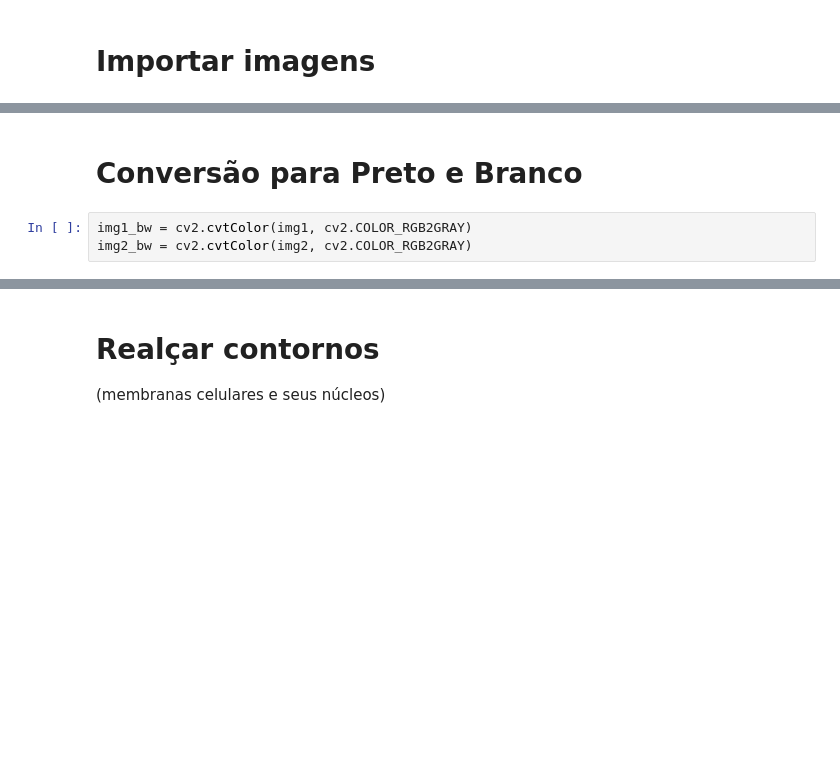
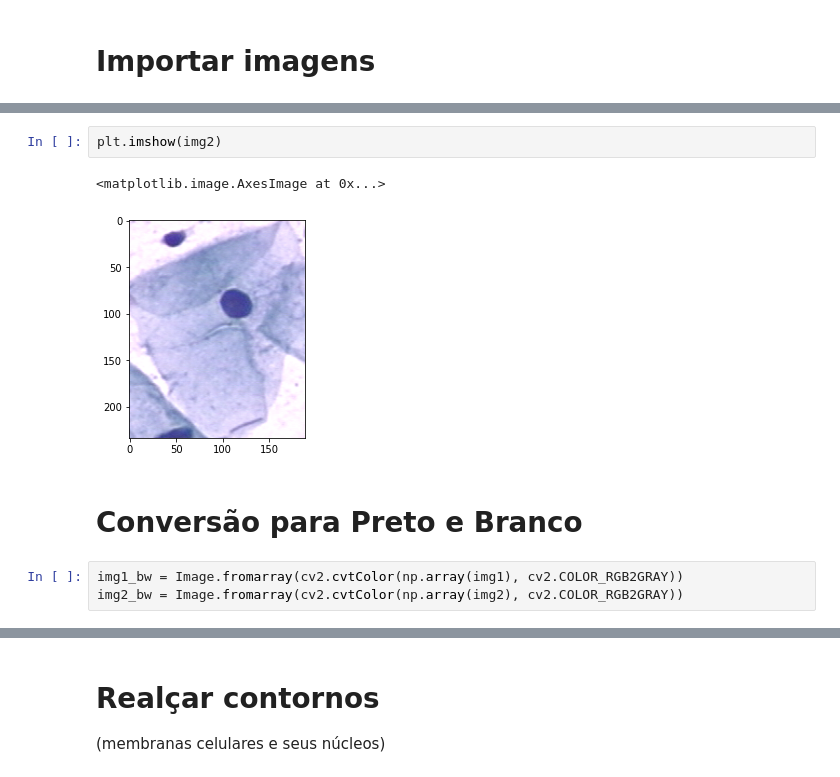
Before and after one commit to Vinicius-ufsc/informatica_medica, a Jupyter notebook: entrega2/TB2_info_medica.ipynb, the cells around one changed output, grey strips where cells are left out. Cells and saved outputs as stored; diff of their text form; blank space fills up the shorter version.

```diff
--- a/entrega2/TB2_info_medica.ipynb
+++ b/entrega2/TB2_info_medica.ipynb
@@ -15,6 +16,11 @@ img2 = cv2.cvtColor(img2, cv2.COLOR_BGR2RGB)
+# %%
+plt.imshow(img2)
+# %% [output]
+<matplotlib.image.AxesImage at 0x...>
+[figure, added]
 # %% [markdown]
 # Conversão para Preto e Branco
 # %%
-img1_bw = cv2.cvtColor(img1, cv2.COLOR_RGB2GRAY)
-img2_bw = cv2.cvtColor(img2, cv2.COLOR_RGB2GRAY)
+img1_bw = Image.fromarray(cv2.cvtColor(np.array(img1), cv2.COLOR_RGB2GRAY))
+img2_bw = Image.fromarray(cv2.cvtColor(np.array(img2), cv2.COLOR_RGB2GRAY))
 # %%
```
Also changed, not shown: parts of 7 cells of this notebook.
